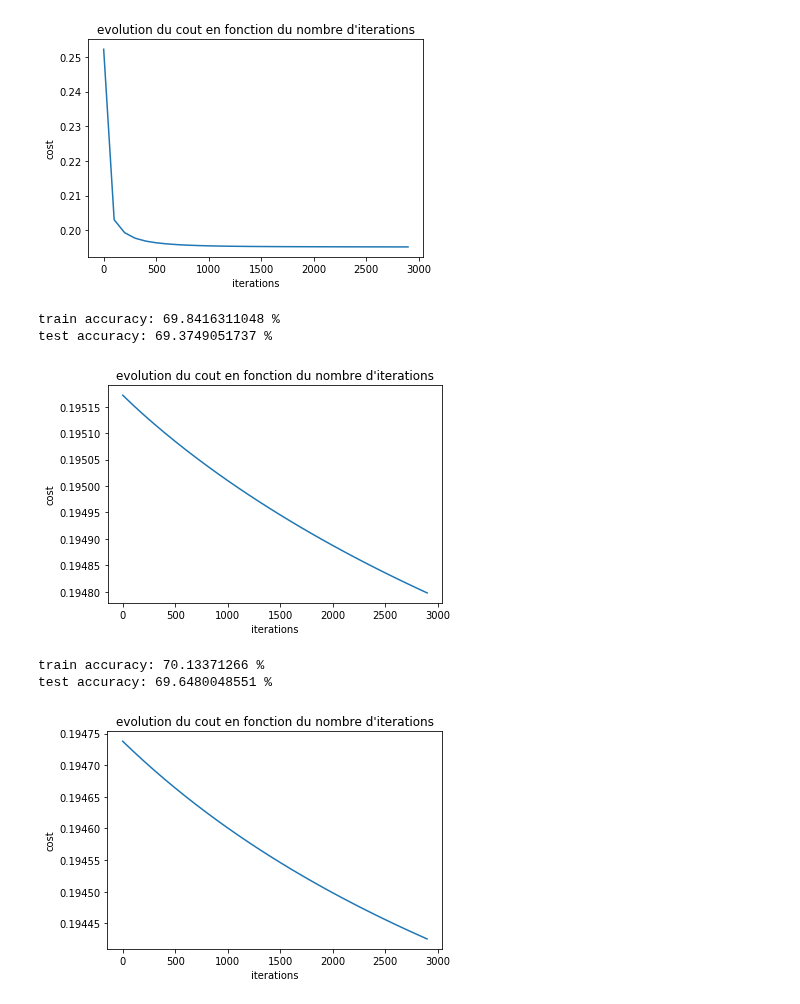
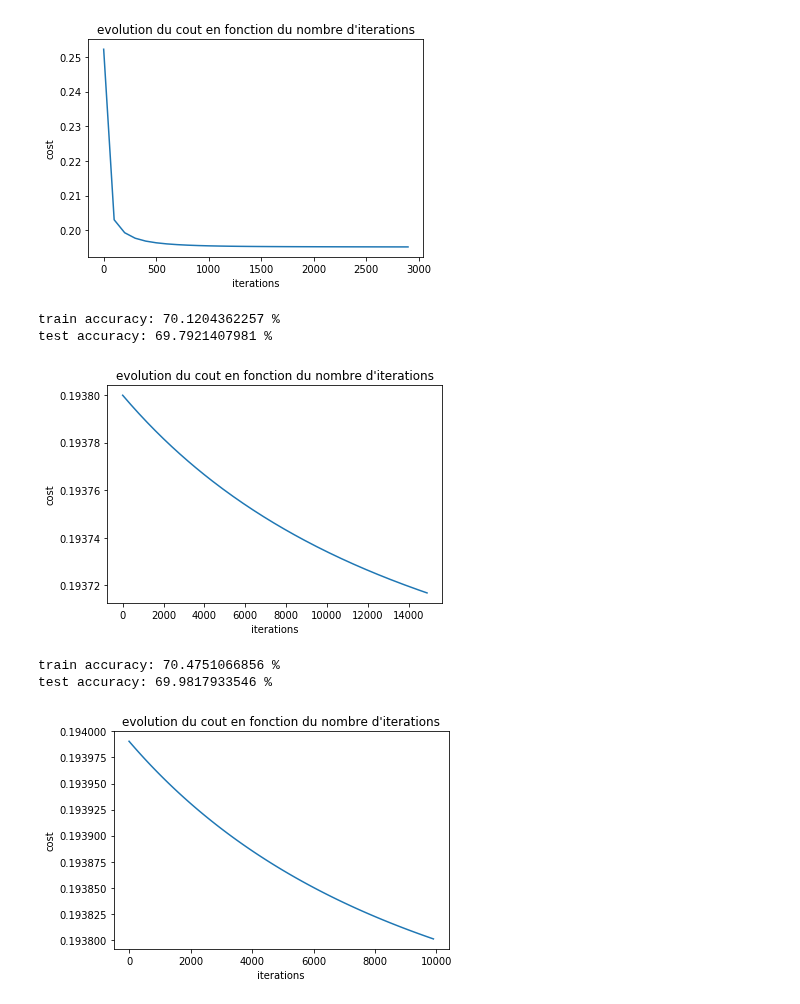
Before and after one commit to chubby47/kaggle_soccer, a Jupyter notebook: problematique_2.ipynb, the cells around one changed output. Drawn from its saved outputs; the diff is of its cells as text; code cells hidden in the pictures.

```diff
--- a/problematique_2.ipynb
+++ b/problematique_2.ipynb
@@ -180,11 +180,12 @@ class KernelPerceptron(simplePerceptron):
     3 kernels dispo : polynomial, gaussien, linéaire
     """
 
-    def __init__(self, n, kernel="polynomial"):
+    def __init__(self, n, kernel="polynomial", deg=2, sigma=0.5):
         """
         crée un kernel perceptron à n entrées et
         initialise w et b
         """
+
         self.kernel = kernel
         self.inputdim = n
         self.w = np.random.randn(n, 1) * 0.01
@@ -200,7 +201,12 @@ class KernelPerceptron(simplePerceptron):
         """
 
         m = X.shape[1]
-        A = self.sigmoid(polynomial_kernel(X, self.w, deg=2)+ self.b)
+        if self.kernel == "polynomial":
+            A = self.sigmoid(polynomial_kernel(X, self.w, deg=deg)+ self.b)
+        elif self.kernel == "gaussian":
+            A = self.sigmoid(gaussian_kernel(X, self.w, sigma=sigma)+ self.b)
+        else:
+            A = self.sigmoid(linear_kernel(X, self.w)+ self.b)
 
         #cost = (-1.0/m)*np.sum(Y*np.log(A) + (1-Y)*np.log(1-A))
         cost = mean_squared_error(Y, A)
@@ -413,22 +419,22 @@ X_train = normaliser(X_train)
 X_test  = normaliser(X_test)
 # %%
 perceptron = simplePerceptron(X_train.shape[0])
-costs, _,_ = perceptron.train(X_train, y_train, X_test, y_test, nbiterations=3000, learning_rate=0.01)
+costs, _,_ = perceptron.train(X_train, y_train, X_test, y_test, nbiterations=15000, learning_rate=0.01)
 # %% [output]
 train accuracy: 69.8302513039 %
 test accuracy: 69.1473221059 %
 [figure]
 # %%
-perceptron2 = simplePerceptron(X_train.shape[0])
-costs, _,_ = perceptron.train(X_train, y_train, X_test, y_test, nbiterations=3000, learning_rate=0.05)
+kperceptron = KernelPerceptron(X_train.shape[0], kernel="polynomial", deg=3)
+costs, _,_ = perceptron.train(X_train, y_train, X_test, y_test, nbiterations=15000, learning_rate=0.2)
 # %% [output]
-train accuracy: 69.8416311048 %
-test accuracy: 69.3749051737 %
+train accuracy: 70.1204362257 %
+test accuracy: 69.7921407981 %
-[figure, old version]
+[figure, new version]
 # %%
-kperceptron = KernelPerceptron(X_train.shape[0])
-costs, _,_ = perceptron.train(X_train, y_train, X_test, y_test, nbiterations=3000, learning_rate=0.1)
+kperceptron = KernelPerceptron(X_train.shape[0], kernel="gaussian", sigma=2)
+costs, _,_ = perceptron.train(X_train, y_train, X_test, y_test, nbiterations=10000, learning_rate=0.2)
 # %% [output]
-train accuracy: 70.13371266 %
-test accuracy: 69.6480048551 %
+train accuracy: 70.4751066856 %
+test accuracy: 69.9817933546 %
-[figure, old version]
+[figure, new version]
```
